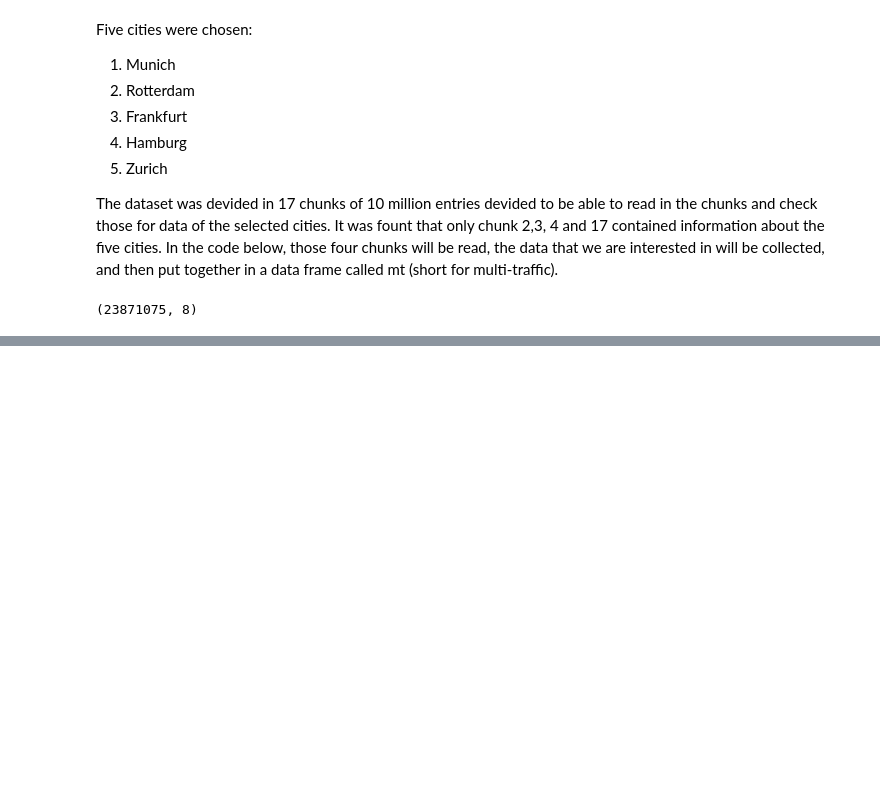
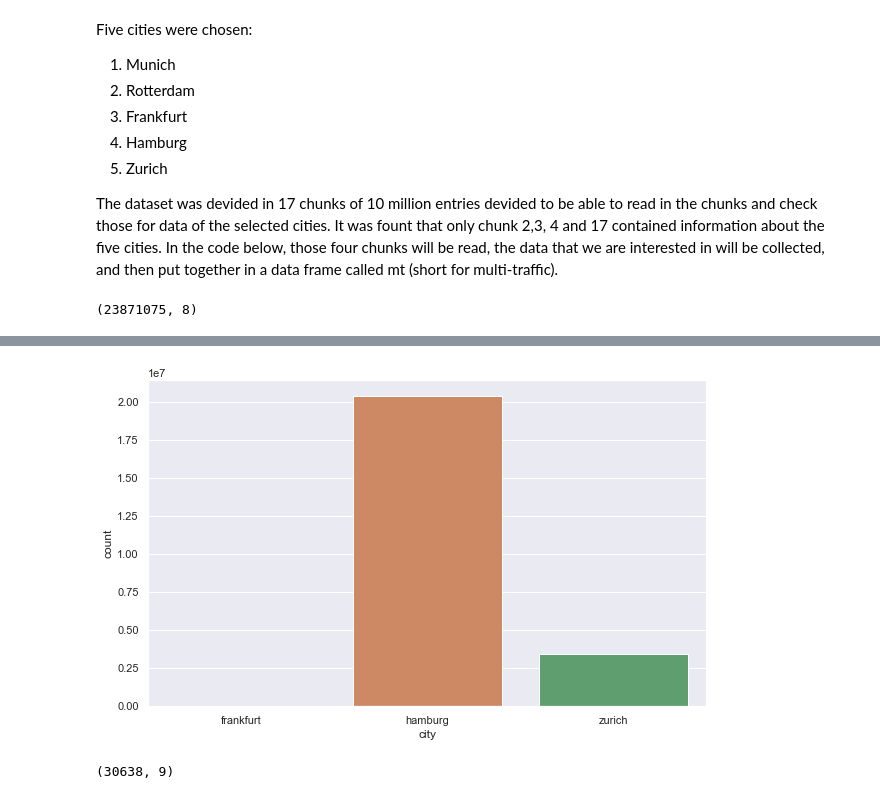
Before and after one commit to K4Ling/UrbanDataSc, a Jupyter notebook: Subset.ipynb, the cells around one changed output, grey strips where cells are left out. Cells and saved outputs as stored; diff of their text form; code cells hidden in the pictures; blank space fills up the shorter version.

```diff
--- a/Subset.ipynb
+++ b/Subset.ipynb
@@ -37,0 +42,4 @@ mt.to_csv('five_cities_cleaned.csv')
+# %%
+import pandas as pd
+import numpy as np
+mt=pd.read_csv('data/five_cities_cleaned.csv')
@@ -37,0 +62,6 @@ mt.to_csv('five_cities_cleaned.csv')
+# %%
+fig, ax = plt.subplots(figsize=(10,6)) # Create figure object
+sns.set_context("notebook", font_scale=1, rc={"lines.linewidth": 2.5})
+ax = sns.countplot(x="city", data=mt)
+# %% [output]
+[figure, added]
@@ -37,0 +70,4 @@ mt.to_csv('five_cities_cleaned.csv')
+# %%
+m.shape
+# %% [output]
+(30638, 9)
```
Also changed, not shown: parts of 25 cells of this notebook.
